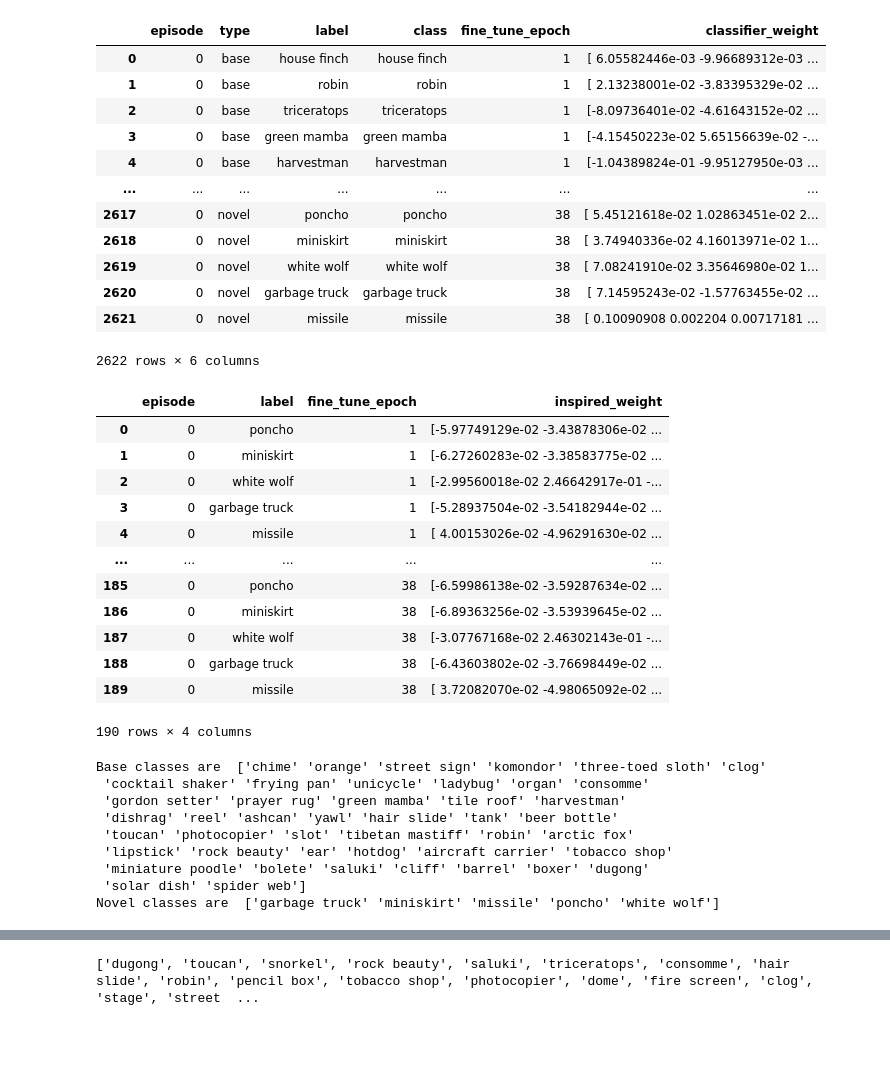
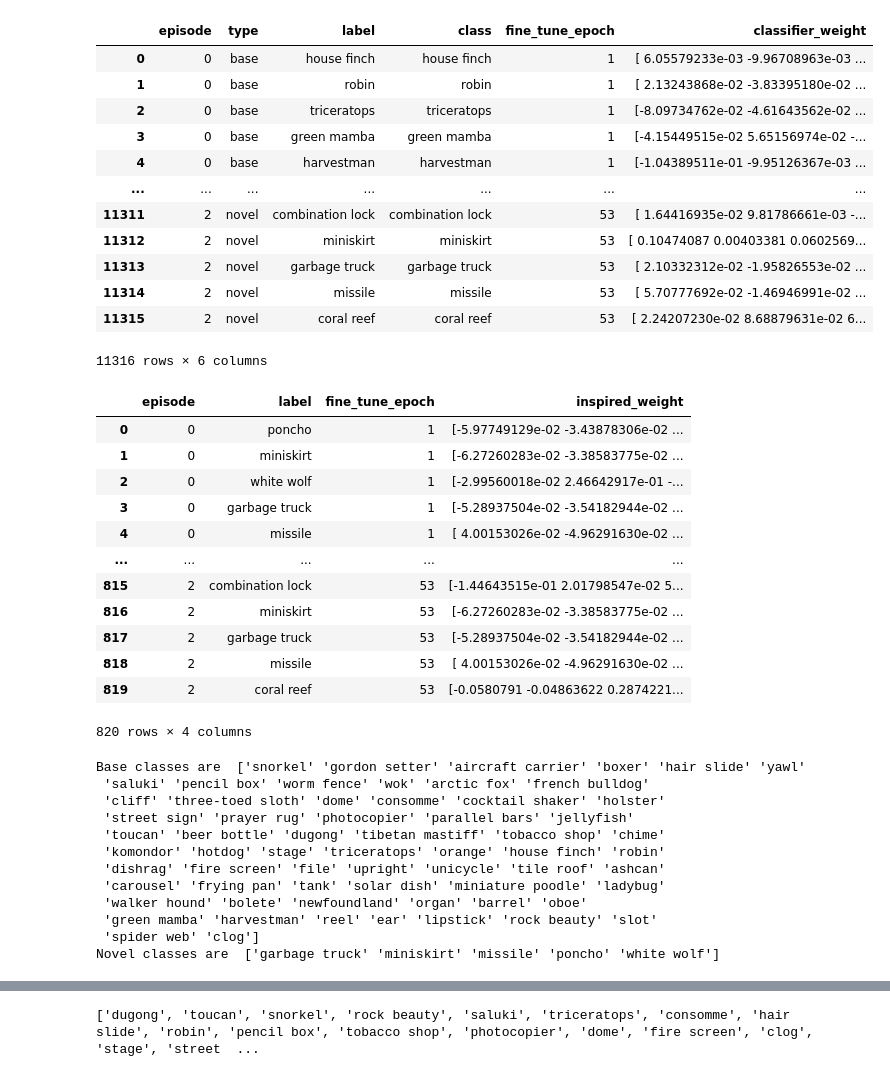
Before and after one commit to feyzaakyurek/subspace-reg, a Jupyter notebook: visualization.ipynb, the cells around one changed output, grey strips where cells are left out. Cells and saved outputs as stored; diff of their text form; code cells hidden in the pictures; blank space fills up the shorter version.

```diff
--- a/visualization.ipynb
+++ b/visualization.ipynb
@@ -19,26 +19,26 @@ pd.options.mode.chained_assignment = None
 np.random.seed(RANDOM_STATE)
 # %%
 # Read classifier weights
-pth = "track_weights_few-shot-incremental-fine-tune_label_pull0.05.csv"
+pth = "track_weights_few-shot-incremental-fine-tune_pulling_regularize_0.0_target_loss_0.5.csv"
 df = pd.read_csv(pth)
 df
 # %% [output]
 |  | episode | type | label | class | fine_tune_epoch | classifier_weight |
-| 0 | 0 | base | house finch | house finch | 1 | [ 6.05582446e-03 -9.96689312e-03 ... |
-| 1 | 0 | base | robin | robin | 1 | [ 2.13238001e-02 -3.83395329e-02 ... |
-| 2 | 0 | base | triceratops | triceratops | 1 | [-8.09736401e-02 -4.61643152e-02 ... |
-| 3 | 0 | base | green mamba | green mamba | 1 | [-4.15450223e-02 5.65156639e-02 -... |
-| 4 | 0 | base | harvestman | harvestman | 1 | [-1.04389824e-01 -9.95127950e-03 ... |
+| 0 | 0 | base | house finch | house finch | 1 | [ 6.05579233e-03 -9.96708963e-03 ... |
+| 1 | 0 | base | robin | robin | 1 | [ 2.13243868e-02 -3.83395180e-02 ... |
+| 2 | 0 | base | triceratops | triceratops | 1 | [-8.09734762e-02 -4.61643562e-02 ... |
+| 3 | 0 | base | green mamba | green mamba | 1 | [-4.15449515e-02 5.65156974e-02 -... |
+| 4 | 0 | base | harvestman | harvestman | 1 | [-1.04389511e-01 -9.95126367e-03 ... |
 | ... | ... | ... | ... | ... | ... | ... |
-| 2617 | 0 | novel | poncho | poncho | 38 | [ 5.45121618e-02 1.02863451e-02 2... |
-| 2618 | 0 | novel | miniskirt | miniskirt | 38 | [ 3.74940336e-02 4.16013971e-02 1... |
-| 2619 | 0 | novel | white wolf | white wolf | 38 | [ 7.08241910e-02 3.35646980e-02 1... |
-| 2620 | 0 | novel | garbage truck | garbage truck | 38 | [ 7.14595243e-02 -1.57763455e-02 ... |
-| 2621 | 0 | novel | missile | missile | 38 | [ 0.10090908 0.002204 0.00717181 ... |
+| 11311 | 2 | novel | combination lock | combination lock | 53 | [ 1.64416935e-02 9.81786661e-03 -... |
+| 11312 | 2 | novel | miniskirt | miniskirt | 53 | [ 0.10474087 0.00403381 0.0602569... |
+| 11313 | 2 | novel | garbage truck | garbage truck | 53 | [ 2.10332312e-02 -1.95826553e-02 ... |
+| 11314 | 2 | novel | missile | missile | 53 | [ 5.70777692e-02 -1.46946991e-02 ... |
+| 11315 | 2 | novel | coral reef | coral reef | 53 | [ 2.24207230e-02 8.68879631e-02 6... |
-2622 rows × 6 columns
+11316 rows × 6 columns
 # %%
 # Read label inspired weights
-pth = "track_inspired_few-shot-incremental-fine-tune_label_pull0.05.csv"
+pth = "track_inspired_few-shot-incremental-fine-tune_pulling_regularize_0.0_target_loss_0.5.csv"
 df2 = pd.read_csv(pth)
 df2
 # %% [output]
@@ -49,12 +49,12 @@ df2
 | 3 | 0 | garbage truck | 1 | [-5.28937504e-02 -3.54182944e-02 ... |
 | 4 | 0 | missile | 1 | [ 4.00153026e-02 -4.96291630e-02 ... |
 | ... | ... | ... | ... | ... |
-| 185 | 0 | poncho | 38 | [-6.59986138e-02 -3.59287634e-02 ... |
-| 186 | 0 | miniskirt | 38 | [-6.89363256e-02 -3.53939645e-02 ... |
-| 187 | 0 | white wolf | 38 | [-3.07767168e-02 2.46302143e-01 -... |
-| 188 | 0 | garbage truck | 38 | [-6.43603802e-02 -3.76698449e-02 ... |
-| 189 | 0 | missile | 38 | [ 3.72082070e-02 -4.98065092e-02 ... |
+| 815 | 2 | combination lock | 53 | [-1.44643515e-01 2.01798547e-02 5... |
+| 816 | 2 | miniskirt | 53 | [-6.27260283e-02 -3.38583775e-02 ... |
+| 817 | 2 | garbage truck | 53 | [-5.28937504e-02 -3.54182944e-02 ... |
+| 818 | 2 | missile | 53 | [ 4.00153026e-02 -4.96291630e-02 ... |
+| 819 | 2 | coral reef | 53 | [-0.0580791 -0.04863622 0.2874221... |
-190 rows × 4 columns
+820 rows × 4 columns
 # %%
 def label_point(x, y, val, ax, shift, novel_classes=None):
     a = pd.concat({'x': x, 'y': y, 'val': val}, axis=1)
@@ -119,7 +120,7 @@ def fit_plot_trajectory(episode, sample_base, novel_labels, new_df, method="pca"
     if not legend:
         g.legend_.remove()
 # %%
-BASE_NUM = 45
+BASE_NUM = 64
 EPISODE = 0
 new_df = df.loc[df['episode'] == EPISODE,:]
 base_labels = np.unique(new_df.loc[new_df['type']=="base", "label"])
@@ -128,14 +129,17 @@ novel_labels = np.unique(new_df.loc[new_df['type']=="novel", "label"])
 print("Base classes are ", sample_base)
 print("Novel classes are ", novel_labels)
 # %% [output]
-Base classes are  ['chime' 'orange' 'street sign' 'komondor' 'three-toed sloth' 'clog'
- 'cocktail shaker' 'frying pan' 'unicycle' 'ladybug' 'organ' 'consomme'
- 'gordon setter' 'prayer rug' 'green mamba' 'tile roof' 'harvestman'
- 'dishrag' 'reel' 'ashcan' 'yawl' 'hair slide' 'tank' 'beer bottle'
- 'toucan' 'photocopier' 'slot' 'tibetan mastiff' 'robin' 'arctic fox'
- 'lipstick' 'rock beauty' 'ear' 'hotdog' 'aircraft carrier' 'tobacco shop'
- 'miniature poodle' 'bolete' 'saluki' 'cliff' 'barrel' 'boxer' 'dugong'
- 'solar dish' 'spider web']
+Base classes are  ['snorkel' 'gordon setter' 'aircraft carrier' 'boxer' 'hair slide' 'yawl'
+ 'saluki' 'pencil box' 'worm fence' 'wok' 'arctic fox' 'french bulldog'
+ 'cliff' 'three-toed sloth' 'dome' 'consomme' 'cocktail shaker' 'holster'
+ 'street sign' 'prayer rug' 'photocopier' 'parallel bars' 'jellyfish'
+ 'toucan' 'beer bottle' 'dugong' 'tibetan mastiff' 'tobacco shop' 'chime'
+ 'komondor' 'hotdog' 'stage' 'triceratops' 'orange' 'house finch' 'robin'
+ 'dishrag' 'fire screen' 'file' 'upright' 'unicycle' 'tile roof' 'ashcan'
+ 'carousel' 'frying pan' 'tank' 'solar dish' 'miniature poodle' 'ladybug'
+ 'walker hound' 'bolete' 'newfoundland' 'organ' 'barrel' 'oboe'
+ 'green mamba' 'harvestman' 'reel' 'ear' 'lipstick' 'rock beauty' 'slot'
+ 'spider web' 'clog']
 Novel classes are  ['garbage truck' 'miniskirt' 'missile' 'poncho' 'white wolf']
 # %%
 sns.set(rc={'figure.figsize':(30,20)})
```
Also changed, not shown: parts of 4 cells of this notebook, 2 other files.
